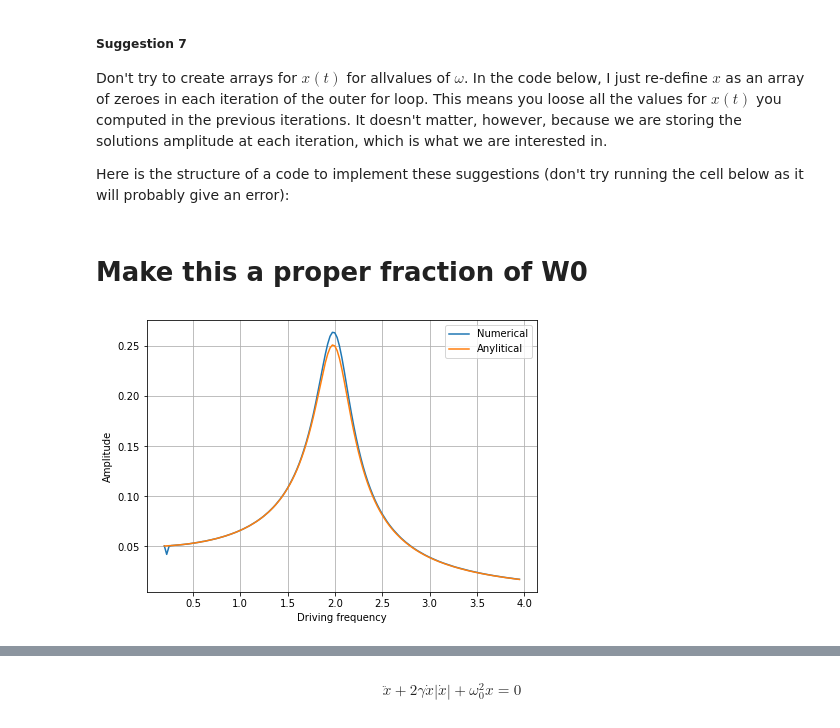
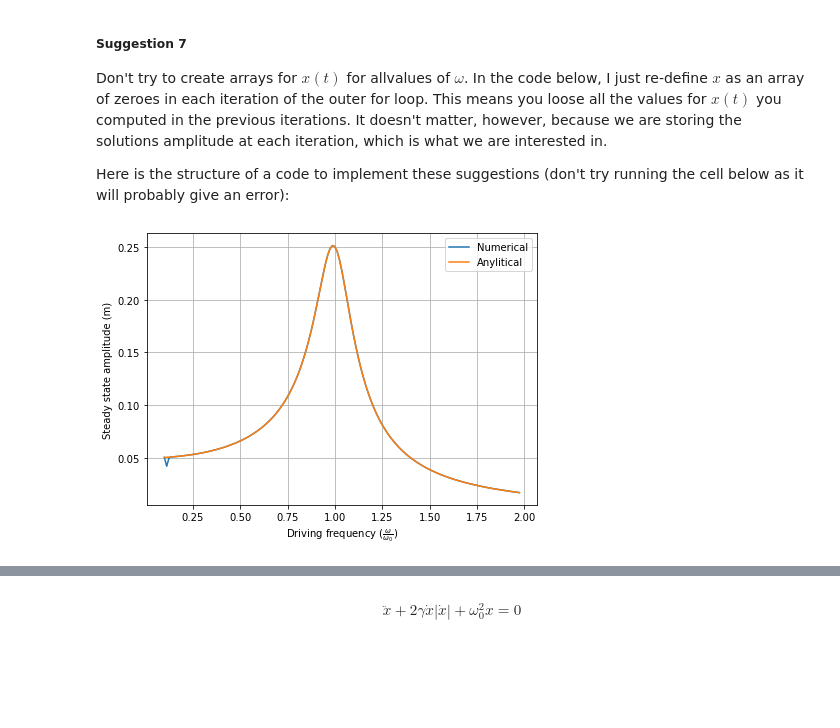
Before and after one commit to Youngposeidon/computational-mechanics-delivery, a Jupyter notebook: project2.ipynb, the cells around one changed output, grey strips where cells are left out. Cells and saved outputs as stored; diff of their text form; code cells hidden in the pictures; blank space fills up the shorter version.

```diff
--- a/project2.ipynb
+++ b/project2.ipynb
@@ -251,7 +251,7 @@ def rk2(xi, vi, k, m, c):
     xt = xi + 0.5*vi*dt               # x_tilde -> estimate position at centre of time step using the Euler method
     at = - c*vt/m - k*xt/m              # a_tilde -> estimate acceleration at the centre of time step
 
-    vf = vi + dt*a                    # Velocity at next time point with the RK2 method
+    vf = vi + dt*at                    # Velocity at next time point with the RK2 method
     xf = xi + dt*vt                   # Position at next time point with the RK2 method
 
     return xf, vf
@@ -361,7 +361,7 @@ def rk2force(xi, vi, k, m, c, w, f0, ti):
     xt = xi + 0.5*vi*dt               # x_tilde -> estimate position at centre of time step using the Euler method
     at = - c*vt/m - k*xt/m - f0*np.cos(w*tt)/m             # a_tilde -> estimate acceleration at the centre of time step
 
-    vf = vi + dt*a                    # Velocity at next time point with the RK2 method
+    vf = vi + dt*at                    # Velocity at next time point with the RK2 method
     xf = xi + dt*vt                   # Position at next time point with the RK2 method
 
     return xf, vf
@@ -440,8 +440,6 @@ Now that you know how to slice your $x$ array, so that it contains only the stea
 Don't try to create arrays for $x(t)$ for allvalues of $\omega$. In the code below, I just re-define $x$ as an array of zeroes in each iteration of the outer for loop. This means you loose all the values for $x(t)$ you computed in the previous iterations. It doesn't matter, however, because we are storing the solutions amplitude at each iteration, which is what we are interested in.
 
 Here is the structure of a code to implement these suggestions (don't try running the cell below as it will probably give an error):
-# %% [markdown]
-# Make this a proper fraction of W0
 # %%
 # RK2 Method integration of the driven, damped HO
 
@@ -455,35 +453,35 @@ Here is the structure of a code to implement these suggestions (don't try runnin
 #     amplitudes.append(np.amax(abs(xx[ii][mask])))
 
 tf = 20*2*np.pi/w0
 t = np.arange(0,tf,dt)
 
 oms = np.arange(0.1*wr,2*wr,0.025)
 # oms = np.arange(4, 16, 0.15)       # Define array with all values of omega to solve for.
 anylitical = np.zeros(len(oms))  # create empty array for holding anylitical solution
 amps = np.zeros(len(oms))          # Array to hold the amplitude values. Should be the same size as "oms".
 for j in range(0, len(oms)):       # For-loop to iterate over all values of omega.
     om = oms[j]                    # Assign the value of omega for this iteration.
     v = np.zeros(len(t))           # Creates an array the same size as t that is all zeroes. Will contain the solutions to the velocity at every time step.
     x = np.zeros(len(t))           # Creates an array the same size as t that is all zeroes. Will contain the solutions to the position at every time step.
     v[0] = v0                      # Assign the value of the first entry of the velocity array with the initial condition. Python arrays are zero-based.
     x[0] = x0                      # Assign the value of the first entry of the position array with the initial condition. Python arrays are zero-based.
     # Run the loop
     for i in range(0, len(t)-1):     # For-loop to do the integration for this value of omega.
         x[i+1], v[i+1] = rk2force(x[i], v[i], k, m, c, om, f0, t[i])    # Call function "rk2" to campute one integration step.
 
     # This code come after the for loop for the integration is over (because of the indentation).
     amps[j] = np.amax(x[4500:])     # Compute the amplitude for this value of omega. I slice the "x" array from entry 300. You might have to use a different value.
 #     if j==10:
 #         plt.plot(t[3500:], x[3500:])
 #         print(np.amax(x[3500:]))
 
     anylitical[j] = f0/(m*np.sqrt(4*gamma**2*om**2 + (w0**2 - om**2)**2))
 
 #PhysPlot.plot(oms, amps, r"Driving frequency", r"Amplitude")
 
-PhysPlot.multiplot(oms, [amps, anylitical], ["Numerical", "Anylitical"], r"Driving frequency", r"Amplitude")
+PhysPlot.multiplot(oms/w0, [amps, anylitical], ["Numerical", "Anylitical"], r"Driving frequency $(\frac{\omega}{\omega_0})$", r"Steady state amplitude (m)")
 # %% [output]
-[figure, old version]
+[figure, new version]
 # %% [markdown]
 After computing the amplitudes you should plot it against the values of omega. You should also plot the analytic solution we derived in class to compare both of them. Here is what your plot might look like:
 
```
Also changed, not shown: parts of 16 cells of this notebook.
